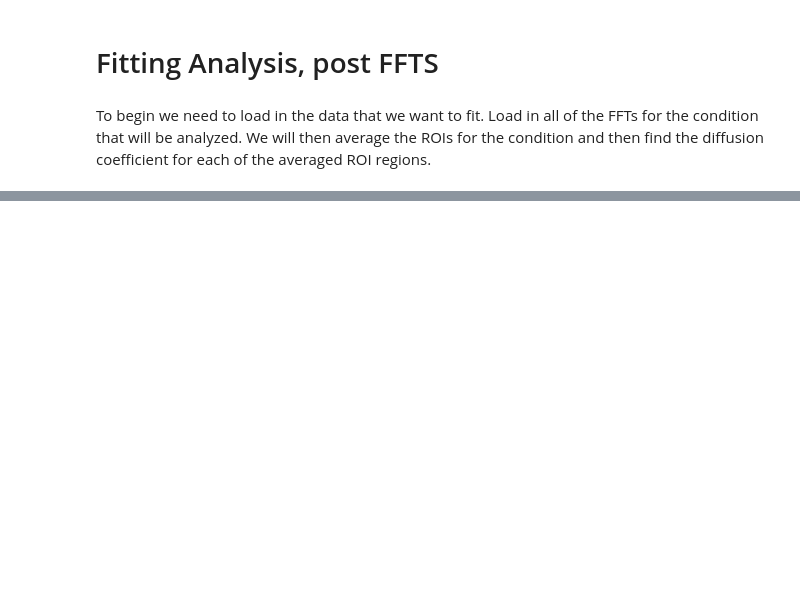
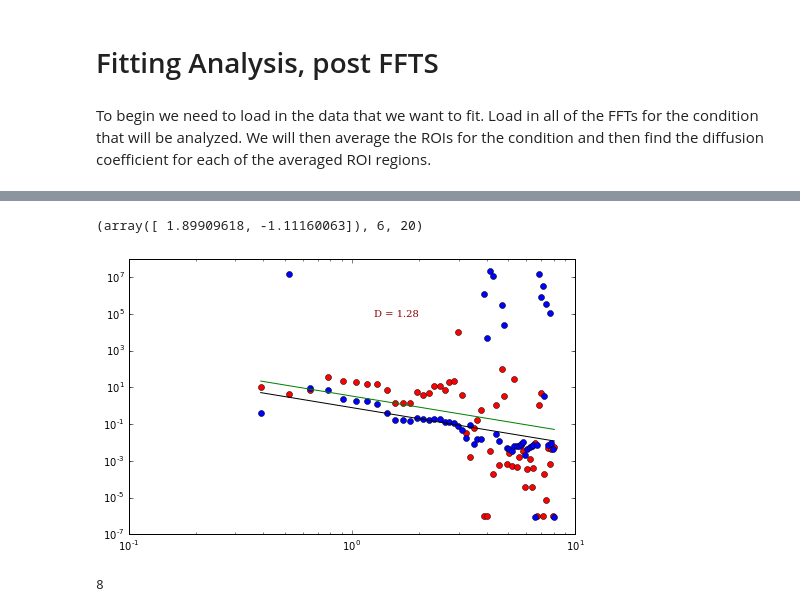
Before and after one commit to rmcgorty/Differential-Dynamic-Microscopy---Python, a Jupyter notebook: DDM analysis for DNA samples.ipynb, the cells around one changed output, grey strips where cells are left out. Saved outputs shown, nothing was run; the diff lists cells and outputs as text; code cells hidden in the pictures; blank space fills up the shorter version.

```diff
--- a/DDM analysis for DNA samples.ipynb
+++ b/DDM analysis for DNA samples.ipynb
@@ -165,27 +224,43 @@ def DiffCoef (tau, StretchExp, qrange, qmin, qmax):
     ds = (qrange[indx]**-2) / nt[indx]
     return ds.mean()
 
-def Diff_Fit(qrange, taurange, qmin, qmax, StExp, tau):
-    step2 = DiffCoef(tau, StExp, qrange, qmin, qmax)
-    fit2 = (1./step2) * 1./(qrange**2)
-    return fit2, step2
+def Diff_Fit(qrange, taurange, qmin, qmax, StExp, tau, extra):
+    step1 = DiffCoef(tau, StExp, qrange, qmin, qmax)
+    fit1 = (1./step1) * 1./(qrange**2)
+    step2 = ddm.getDiff(taurange, qrange, qmin, qmax)
+    fit2 = (1./extra) * 1./(qrange**2)
+    return fit1, step1, fit2, step2
 
 #Need to fix the function so the it will fit the data
 #define a function to plot the results
 
-def plot_results(alpha=1.8, qmin = q[2], qmax = q[10]):
+def plot_results(qmin = q[2], qmax = q[10], extra = 0.3):
     qs = q[3:-1]
-    taus = tau[2:-1]
+    taus = tau2[2:-1]
     fig,ax = plt.subplots(figsize=(8,8/1.618))
-    plt.xlim((0.5,10))
-    plt.ylim((0.005,40))
     ax.loglog(qs, tau[2:-1], 'ro')
-    ax.loglog(qs, ddm.newt(taus ,alph [2:-1]),'bo')
-    fits = Diff_Fit(qs,taus, qmin, qmax, alph[3:], tau[3:])
+    ax.loglog(qs, ddm.newt(taus ,alph2 [2:-1]),'bo')
+    fits = Diff_Fit(qs,taus, qmin, qmax, alph2[2:-1], taus, extra)
     ax.plot(qs, fits[0],  '-k')
+    ax.plot(qs, fits[2], '-g')
+    w = np.where((qs>qmin)&(qs<qmax))
+    a = w[0][0]
+    b = w[0][-1]
+    print(fits[3], a, b)
     ax.text(0.55,0.8,'D = %.2f' % fits[1],
         fontdict=font_plt,horizontalalignment='left',
         verticalalignment='center', transform=ax.transAxes)
+# %%
+interact(plot_results, qmin = (q[2], q[8]), qmax = (q[9], q[40]), extra = (0.02,1.3), continuous_update=False)
+# %% [output]
+(array([ 1.89909618, -1.11160063]), 6, 20)
+[figure, added]
+# %%
+w = np.where((q>1)&(q<2))
+a = w[0][0]
+print a
+# %% [output]
+8
 # %%
 # Saving the data into the pickle file
 AvgROIs['bestfitparms_ROI'+con[0]] = fitparams
```
Also changed, not shown: parts of 12 cells of this notebook, 2 other files.
